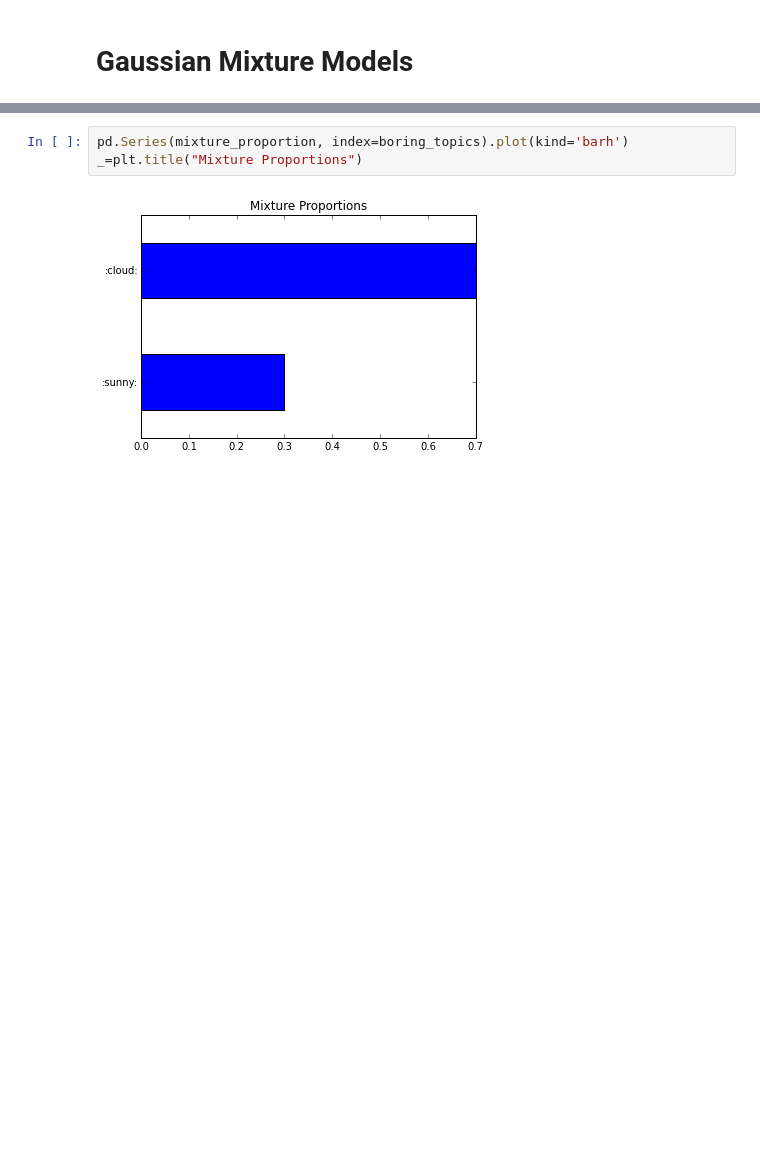
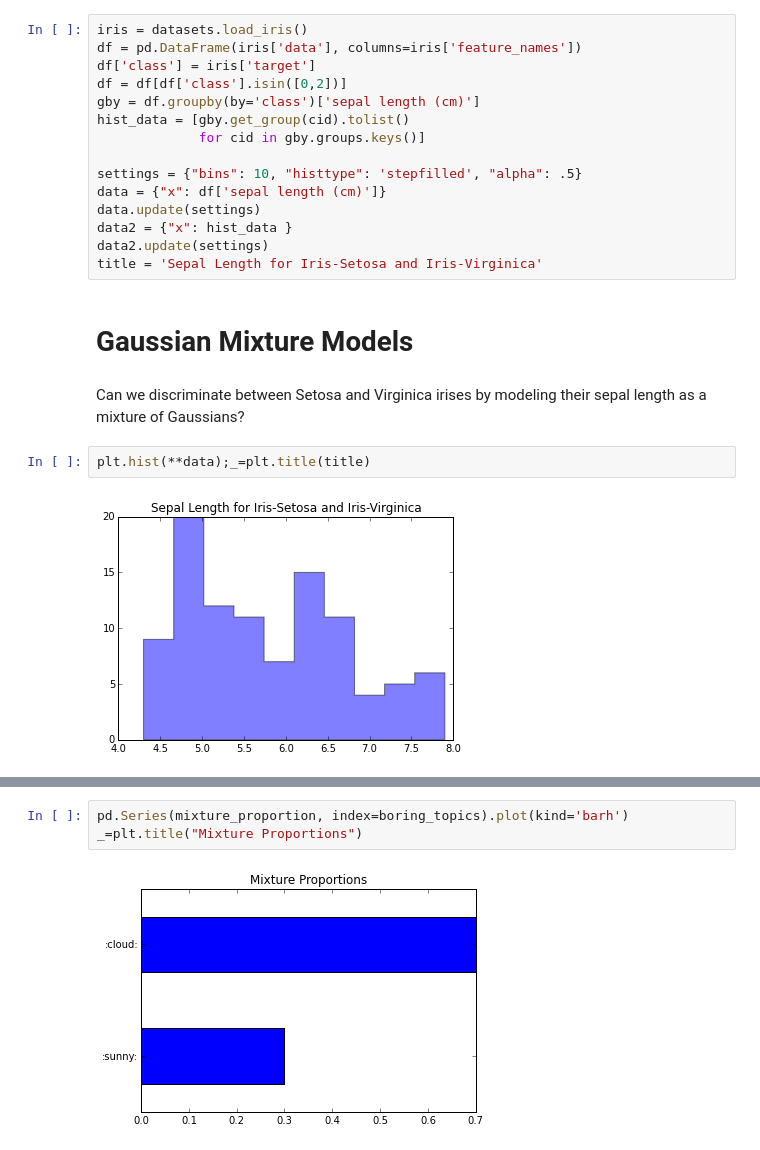
Before and after one commit to tdhopper/pydata-nyc-2015, a Jupyter notebook: topic-models-with-simulation.ipynb, the cells around one changed output, grey strips where cells are left out. Cells and saved outputs as stored; diff of their text form; blank space fills up the shorter version.

```diff
--- a/topic-models-with-simulation.ipynb
+++ b/topic-models-with-simulation.ipynb
@@ -51,5 +54,26 @@ $$
 Duh.
 # %% [markdown]
 ![](./static/sheldon.gif)
+# %%
+iris = datasets.load_iris()
+df = pd.DataFrame(iris['data'], columns=iris['feature_names'])
+df['class'] = iris['target']
+df = df[df['class'].isin([0,2])]
+gby = df.groupby(by='class')['sepal length (cm)']
+hist_data = [gby.get_group(cid).tolist()
+             for cid in gby.groups.keys()]
+
+settings = {"bins": 10, "histtype": 'stepfilled', "alpha": .5}
+data = {"x": df['sepal length (cm)']}
+data.update(settings)
+data2 = {"x": hist_data }
+data2.update(settings)
+title = 'Sepal Length for Iris-Setosa and Iris-Virginica'
 # %% [markdown]
 # Gaussian Mixture Models
+# %% [markdown]
+Can we discriminate between Setosa and Virginica irises by modeling their sepal length as a mixture of Gaussians?
+# %%
+plt.hist(**data);_=plt.title(title)
+# %% [output]
+[figure, added]
```
Also changed, not shown: parts of 21 cells of this notebook.
